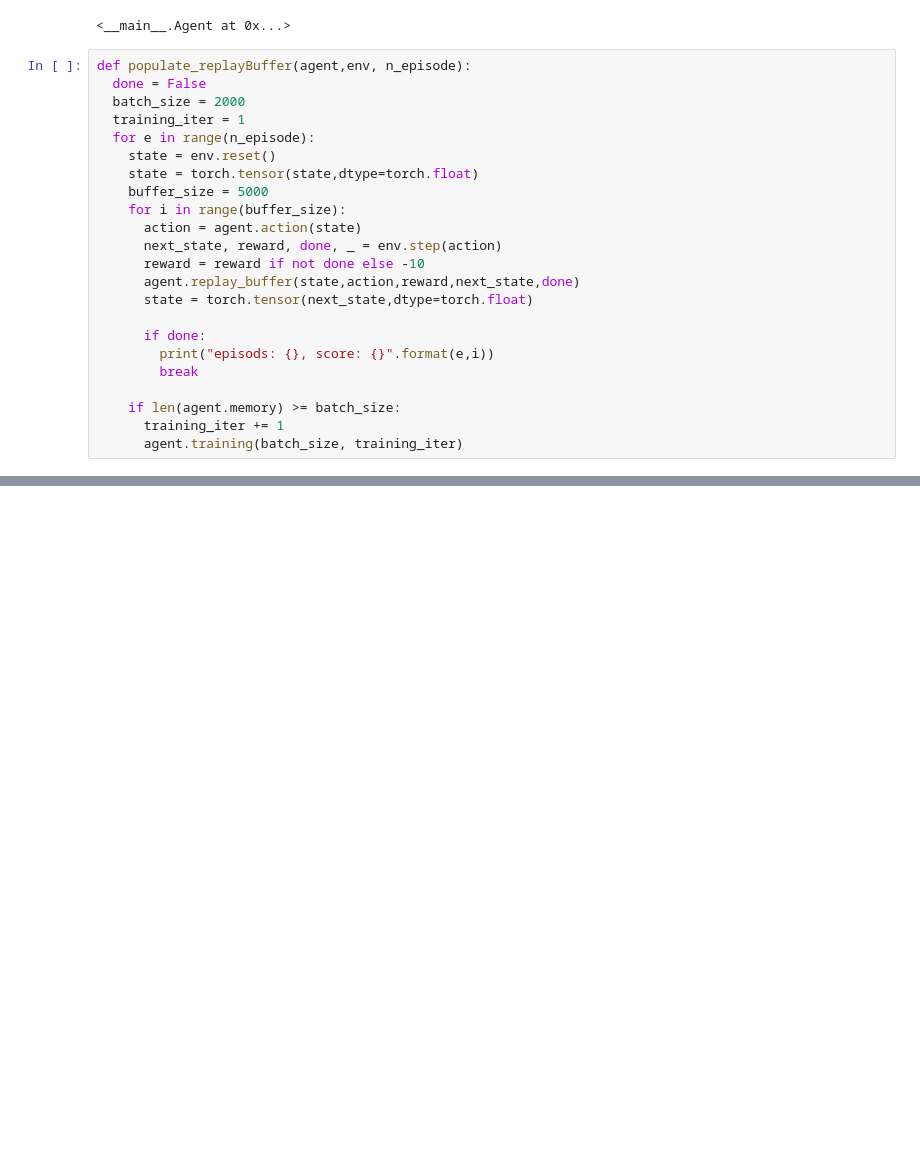
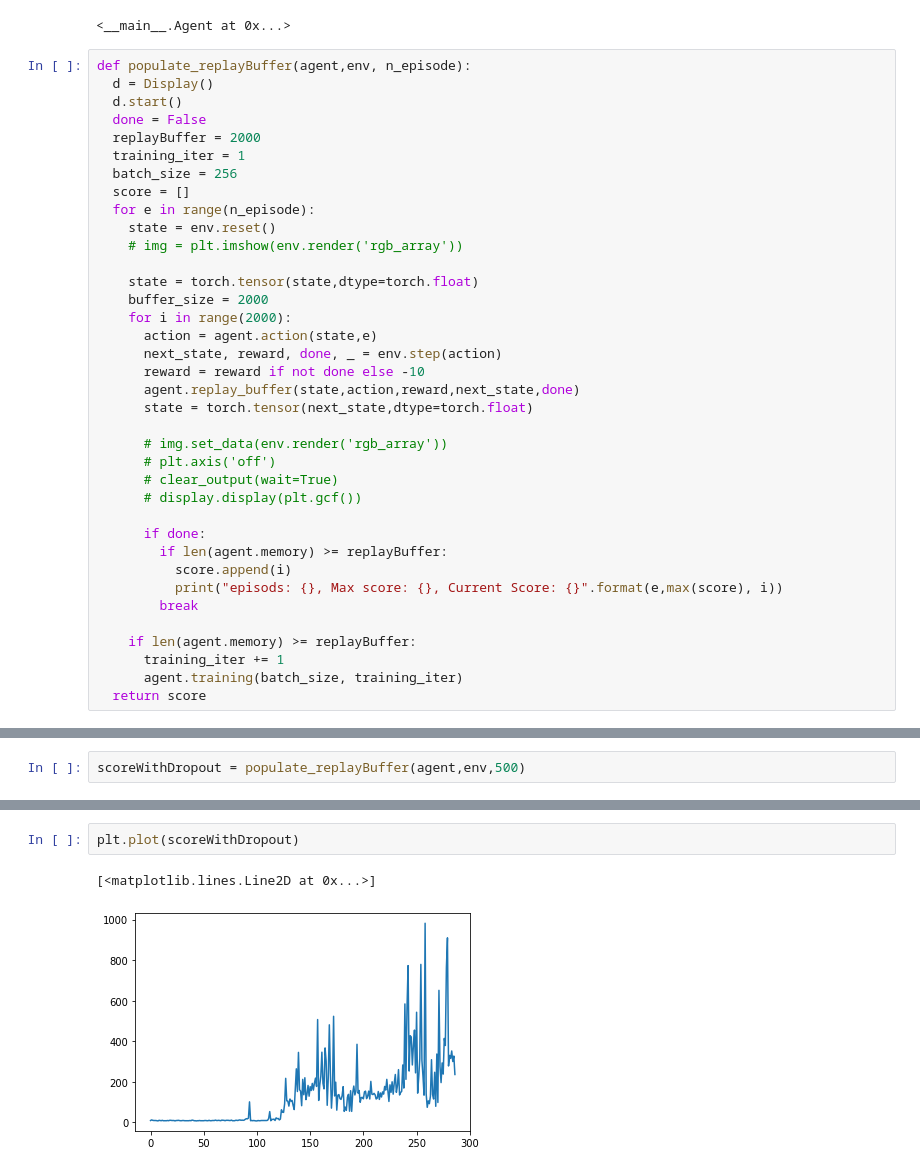
Before and after one commit to kaleem500bc/CartPole-DQNAgent-pytorch, a Jupyter notebook: DQN_pytorch.ipynb, the cells around one changed output, grey strips where cells are left out. Cells and saved outputs as stored; diff of their text form; blank space fills up the shorter version.

```diff
--- a/DQN_pytorch.ipynb
+++ b/DQN_pytorch.ipynb
@@ -112,24 +126,38 @@ agent
 <__main__.Agent at 0x...>
 # %%
 def populate_replayBuffer(agent,env, n_episode):
+  d = Display()
+  d.start()
   done = False
-  batch_size = 2000
+  replayBuffer = 2000
   training_iter = 1
+  batch_size = 256
+  score = []
   for e in range(n_episode):
     state = env.reset()
+    # img = plt.imshow(env.render('rgb_array'))
+
     state = torch.tensor(state,dtype=torch.float)
-    buffer_size = 5000
-    for i in range(buffer_size):
-      action = agent.action(state)
+    buffer_size = 2000
+    for i in range(2000):
+      action = agent.action(state,e)
       next_state, reward, done, _ = env.step(action)
       reward = reward if not done else -10
       agent.replay_buffer(state,action,reward,next_state,done)
       state = torch.tensor(next_state,dtype=torch.float)
 
+      # img.set_data(env.render('rgb_array'))
+      # plt.axis('off')
+      # clear_output(wait=True)
+      # display.display(plt.gcf())
+
       if done:
-        print("episods: {}, score: {}".format(e,i))
+        if len(agent.memory) >= replayBuffer:
+          score.append(i)
+          print("episods: {}, Max score: {}, Current Score: {}".format(e,max(score), i))
         break
 
-    if len(agent.memory) >= batch_size:
+    if len(agent.memory) >= replayBuffer:
       training_iter += 1
       agent.training(batch_size, training_iter)
+  return score
@@ -156,0 +164,2 @@ KeyboardInterrupt: ignored
+# %%
+scoreWithDropout = populate_replayBuffer(agent,env,500)
@@ -156,0 +184,5 @@ KeyboardInterrupt: ignored
+# %%
+plt.plot(scoreWithDropout)
+# %% [output]
+[<matplotlib.lines.Line2D at 0x...>]
+[figure, added]
```
Also changed, not shown: parts of 7 cells of this notebook.
